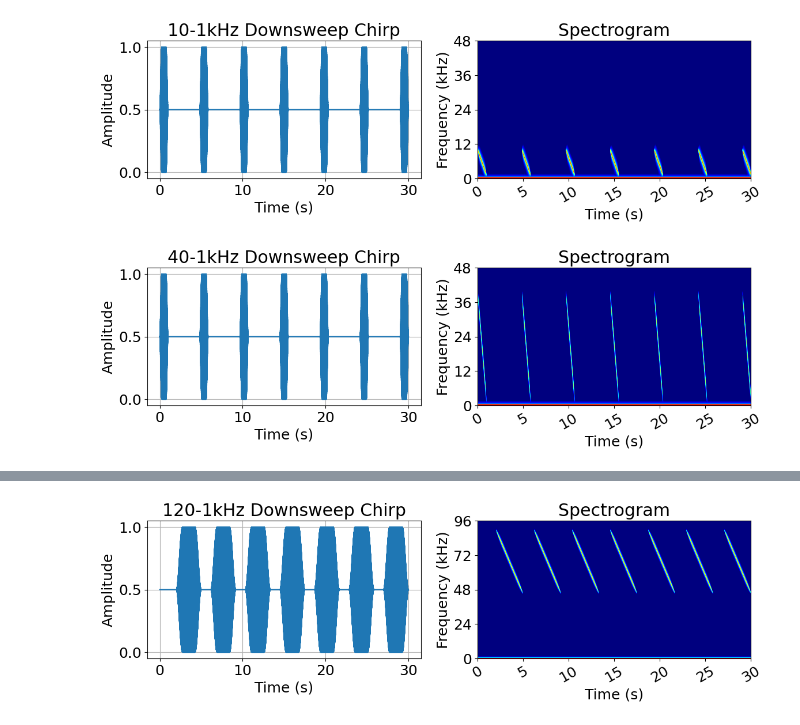
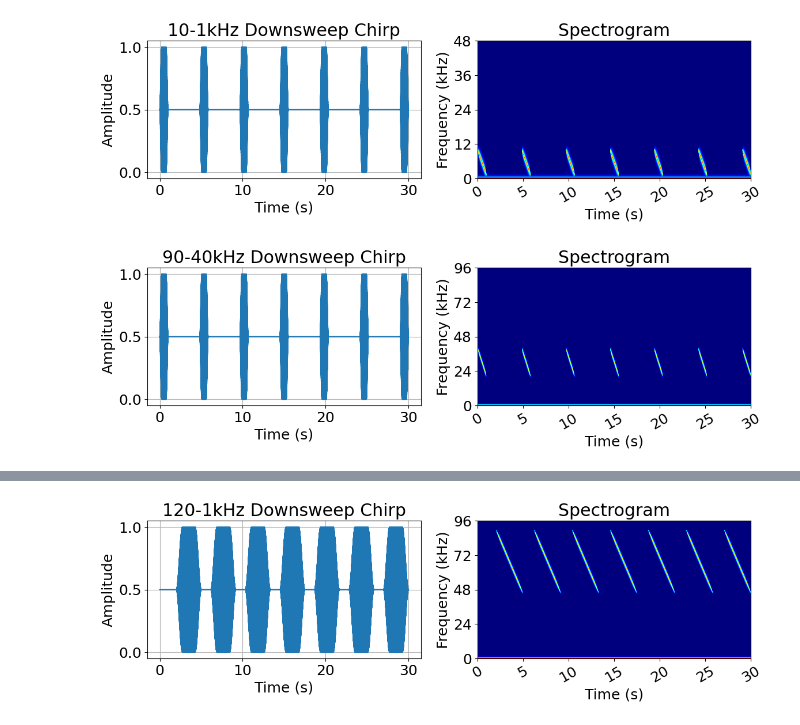
Before and after one commit to aditya-uw/bat-detector-msds, a Jupyter notebook: daily_notebooks/20260617__vifa_ultrasonic_speaker_test.ipynb, the cells around one changed output, grey strips where cells are left out. Saved outputs shown, nothing was run; the diff lists cells and outputs as text; code cells hidden in the pictures.

```diff
--- a/daily_notebooks/20260617__vifa_ultrasonic_speaker_test.ipynb
+++ b/daily_notebooks/20260617__vifa_ultrasonic_speaker_test.ipynb
@@ -185,7 +185,7 @@ sf.write(f"test_30s_bird_chirp_sequence_10kHz_to_1kHz.wav", save_sig, FS)
 TIME_DURATION = 30
 t = np.linspace(0, TIME_DURATION, int(FS*TIME_DURATION))
 sig_duration = 1
-raw_signal = sp_sig.chirp(np.linspace(0, sig_duration, int(FS*sig_duration)), f0=40000, t1=sig_duration, f1=1000)
+raw_signal = sp_sig.chirp(np.linspace(0, sig_duration, int(FS*sig_duration)), f0=40000, t1=sig_duration, f1=20000)
 window_func = sp_sig.windows.tukey(int(FS*sig_duration))
 
 signal = np.zeros(t.size)
@@ -203,37 +203,37 @@ ax = ax_all[0]
 ax.plot(t, save_sig)
 ax.set_xlabel("Time (s)")
 ax.set_ylabel("Amplitude")
-ax.set_title(f"40-{int(frequency/10000)}kHz Downsweep Chirp")
+ax.set_title(f"90-40kHz Downsweep Chirp")
 ax.grid(which='both')
 
 vmax = 0
 vmin = -100
 
 spec_features = dict()
 spec_features['NFFT'] = 1024 # When segments are short, NFFT should also be small to best see calls (must always be > 128)
 spec_features['cmap'] = 'jet' # This colormap shows best contrast between noise and signals
 spec_features['vmin'] = vmin
 spec_features['vmax'] = vmax
 
 vmax = spec_features['vmax']
 vmin = spec_features['vmin']
 cmap = spec_features['cmap']
 nfft = spec_features['NFFT']
 
 ax = ax_all[1]
 _, _, _, im = ax.specgram(save_sig, NFFT=nfft, Fs=FS, cmap=cmap, vmin=vmin, vmax=vmax, mode='magnitude', scale='dB')
-ax.set_yticks(ticks=np.arange(0, 48e3+1, 12e3), labels=np.arange(0, 48+1, 12))
-ax.set_ylim(0, 48e3)
+ax.set_yticks(ticks=np.arange(0, 96e3+1, 24e3), labels=np.arange(0, 96+1, 24))
+ax.set_ylim(0, 96e3)
 xticks_sec = np.linspace(0, TIME_DURATION, 7).astype(int)
 xtick_labels_ms = (xticks_sec)
 
 ax.set_xticks(xticks_sec)
 ax.set_xticklabels(xtick_labels_ms, rotation=30)
 ax.set_ylabel('Frequency (kHz)')
 ax.set_xlabel('Time (s)')
 ax.set_title(f"Spectrogram")
 
 fig.tight_layout()
 plt.show()
 # %% [output]
-[figure, old version]
+[figure, new version]
```
Also changed, not shown: parts of 10 cells of this notebook, 1 other file.
